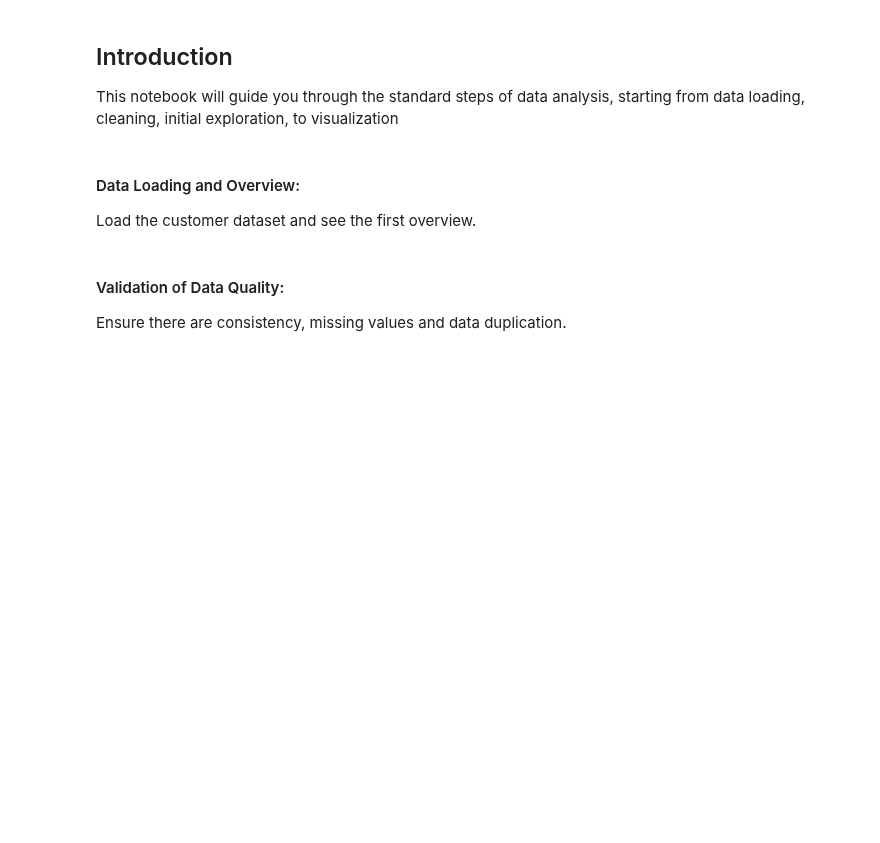
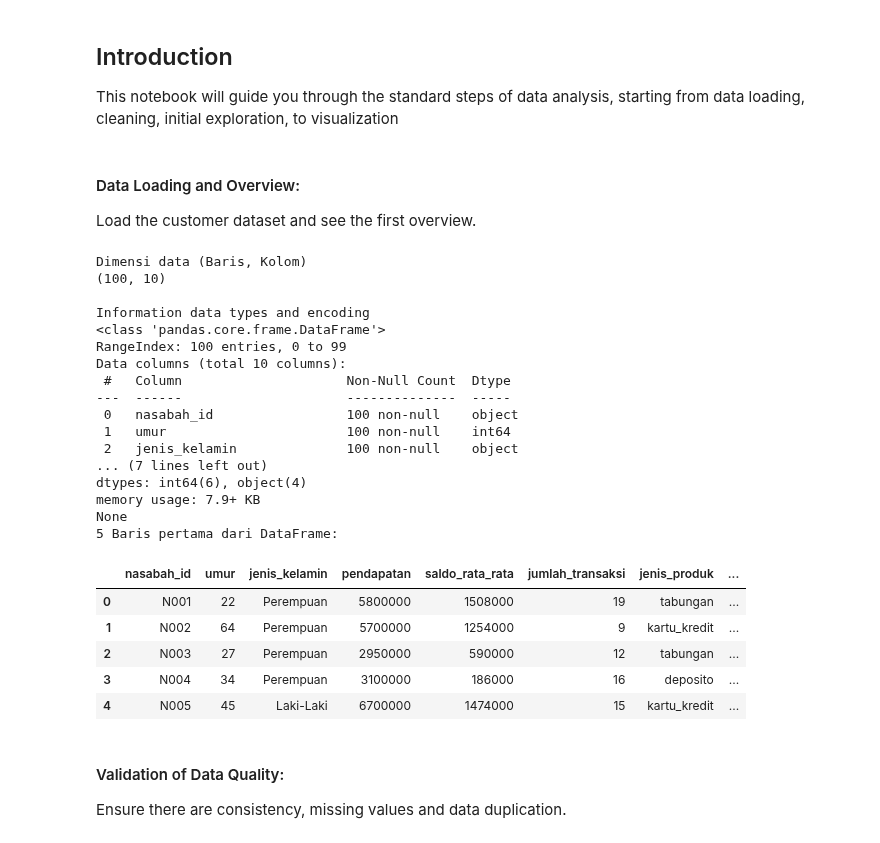
Before and after one commit to ekovegeance/datascience-nb, a Jupyter notebook: data-screening.ipynb, the cells around one changed output. Saved outputs shown, nothing was run; the diff lists cells and outputs as text; code cells hidden in the pictures; blank space fills up the shorter version.

```diff
--- a/data-screening.ipynb
+++ b/data-screening.ipynb
@@ -19,15 +19,39 @@ Load the customer dataset and see the first overview.
 # %%
 data = pd.read_csv('data/data_nasabah.csv', delimiter=';') # Load the dataset
 
 # Overview
 print("Dimensi data (Baris, Kolom)")
 print(data.shape) # Display the shape of the DataFrame (rows, columns)
 
 cprint("\nInformation data types and encoding", "blue")  # Display data types and encoding scheme
 print(data.info())
 
 print("5 Baris pertama dari DataFrame:")
-print(data.head())  # Display the first few rows of the DataFrame
+data.head()  # Display the first few rows of the DataFrame
+# %% [output]
+Dimensi data (Baris, Kolom)
+(100, 10)
+
+Information data types and encoding
+<class 'pandas.core.frame.DataFrame'>
+RangeIndex: 100 entries, 0 to 99
+Data columns (total 10 columns):
+ #   Column                     Non-Null Count  Dtype
+---  ------                     --------------  -----
+ 0   nasabah_id                 100 non-null    object
+ 1   umur                       100 non-null    int64
+ 2   jenis_kelamin              100 non-null    object
+... (7 lines left out)
+dtypes: int64(6), object(4)
+memory usage: 7.9+ KB
+None
+5 Baris pertama dari DataFrame:
+|  | nasabah_id | umur | jenis_kelamin | pendapatan | saldo_rata_rata | jumlah_transaksi | jenis_produk | ... |
+| 0 | N001 | 22 | Perempuan | 5800000 | 1508000 | 19 | tabungan | ... |
+| 1 | N002 | 64 | Perempuan | 5700000 | 1254000 | 9 | kartu_kredit | ... |
+| 2 | N003 | 27 | Perempuan | 2950000 | 590000 | 12 | tabungan | ... |
+| 3 | N004 | 34 | Perempuan | 3100000 | 186000 | 16 | deposito | ... |
+| 4 | N005 | 45 | Laki-Laki | 6700000 | 1474000 | 15 | kartu_kredit | ... |
 # %% [markdown]
 #### Validation of Data Quality:
 Ensure there are consistency, missing values and data duplication.
```
Also changed, not shown: parts of 12 cells of this notebook, 1 other file.
